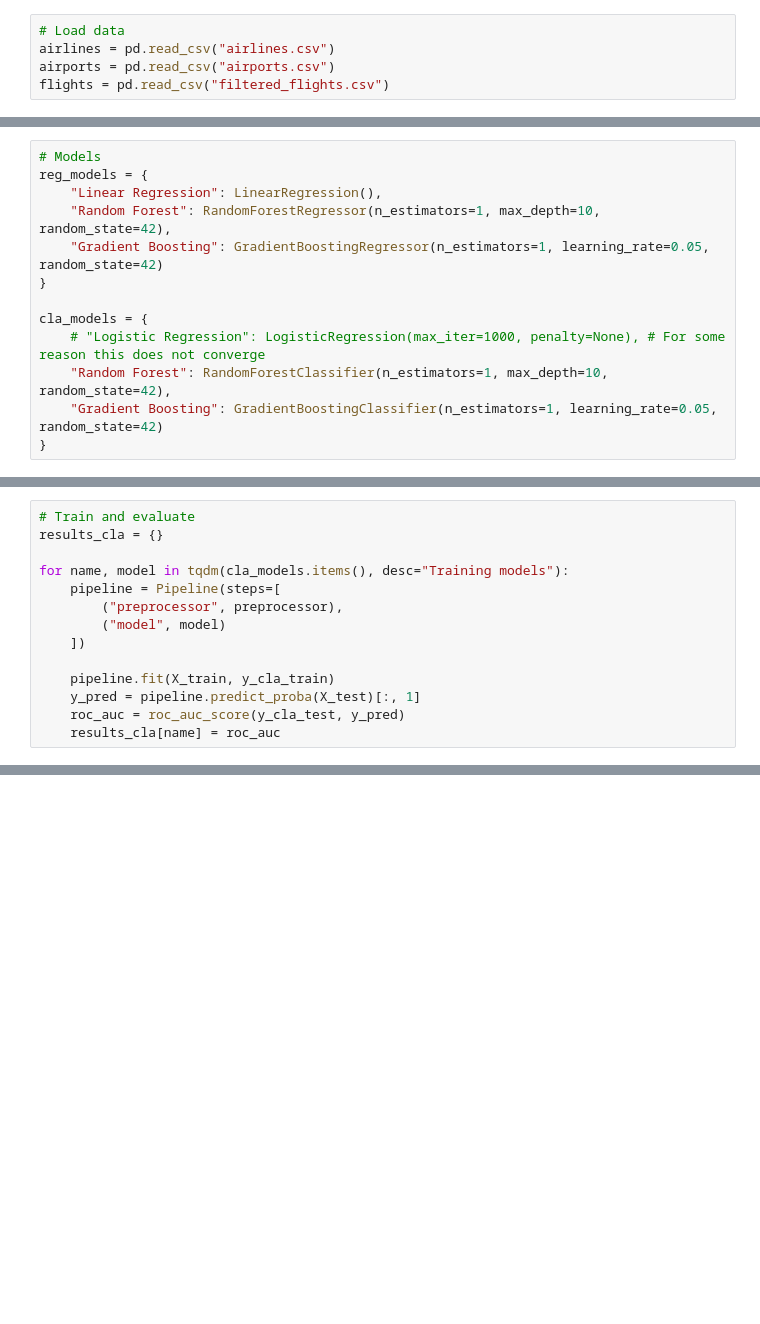
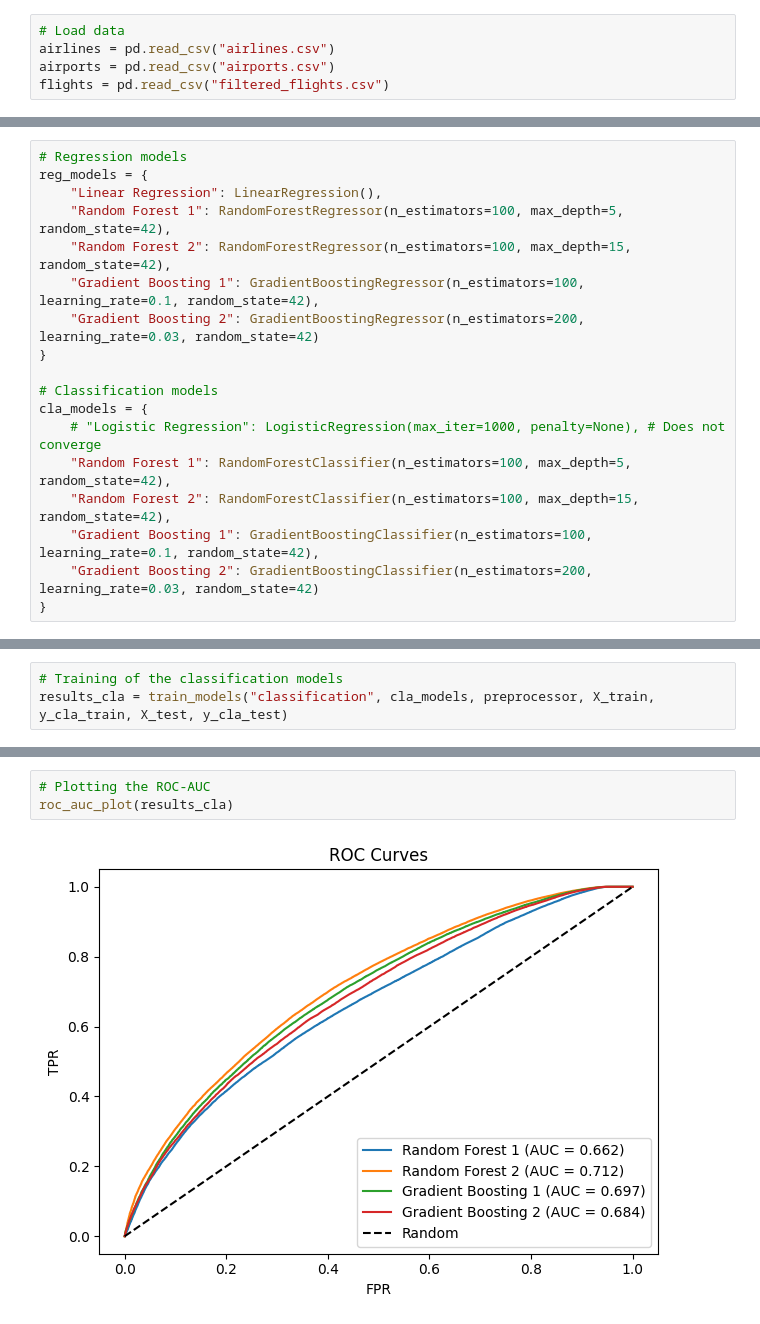
Before and after one commit to UCB-stat-159-f25/final-group21, a Jupyter notebook: predictions.ipynb, the cells around one changed output, grey strips where cells are left out. Cells and saved outputs as stored; diff of their text form; blank space fills up the shorter version.

Commit message:
added comments and functions to predictions.ipynb

```diff
--- a/predictions.ipynb
+++ b/predictions.ipynb
@@ -101,13 +89,18 @@ mask_reg_test = (y_reg_test.notna())
 # %%
-# Models
+# Regression models
 reg_models = {
     "Linear Regression": LinearRegression(),
-    "Random Forest": RandomForestRegressor(n_estimators=1, max_depth=10, random_state=42),
-    "Gradient Boosting": GradientBoostingRegressor(n_estimators=1, learning_rate=0.05, random_state=42)
+    "Random Forest 1": RandomForestRegressor(n_estimators=100, max_depth=5, random_state=42),
+    "Random Forest 2": RandomForestRegressor(n_estimators=100, max_depth=15, random_state=42),
+    "Gradient Boosting 1": GradientBoostingRegressor(n_estimators=100, learning_rate=0.1, random_state=42),
+    "Gradient Boosting 2": GradientBoostingRegressor(n_estimators=200, learning_rate=0.03, random_state=42)
 }
 
+# Classification models
 cla_models = {
-    # "Logistic Regression": LogisticRegression(max_iter=1000, penalty=None), # For some reason this does not converge
-    "Random Forest": RandomForestClassifier(n_estimators=1, max_depth=10, random_state=42),
-    "Gradient Boosting": GradientBoostingClassifier(n_estimators=1, learning_rate=0.05, random_state=42)
+    # "Logistic Regression": LogisticRegression(max_iter=1000, penalty=None), # Does not converge
+    "Random Forest 1": RandomForestClassifier(n_estimators=100, max_depth=5, random_state=42),
+    "Random Forest 2": RandomForestClassifier(n_estimators=100, max_depth=15, random_state=42),
+    "Gradient Boosting 1": GradientBoostingClassifier(n_estimators=100, learning_rate=0.1, random_state=42),
+    "Gradient Boosting 2": GradientBoostingClassifier(n_estimators=200, learning_rate=0.03, random_state=42)
 }
@@ -128,14 +112,3 @@ for name, model in tqdm(reg_models.items(), desc="Training models"):
 # %%
-# Train and evaluate
-results_cla = {}
-
-for name, model in tqdm(cla_models.items(), desc="Training models"):
-    pipeline = Pipeline(steps=[
-        ("preprocessor", preprocessor),
-        ("model", model)
-    ])
-
-    pipeline.fit(X_train, y_cla_train)
-    y_pred = pipeline.predict_proba(X_test)[:, 1]
-    roc_auc = roc_auc_score(y_cla_test, y_pred)
-    results_cla[name] = roc_auc
+# Training of the classification models
+results_cla = train_models("classification", cla_models, preprocessor, X_train, y_cla_train, X_test, y_cla_test)
@@ -151,0 +167,5 @@ results_cla
+# %%
+# Plotting the ROC-AUC
+roc_auc_plot(results_cla)
+# %% [output]
+[figure, added]
```
Also changed, not shown: parts of 28 cells of this notebook, 1 other file.
